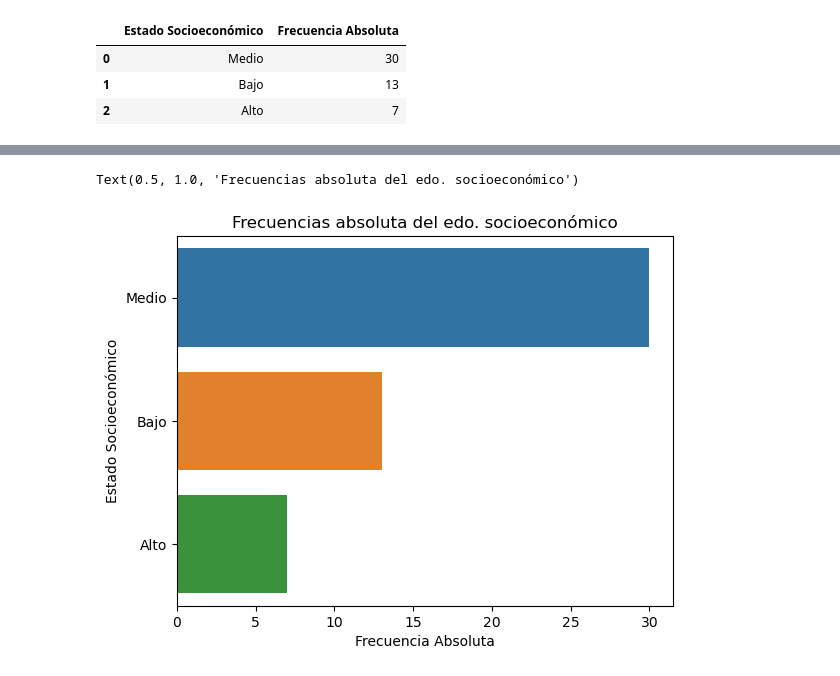
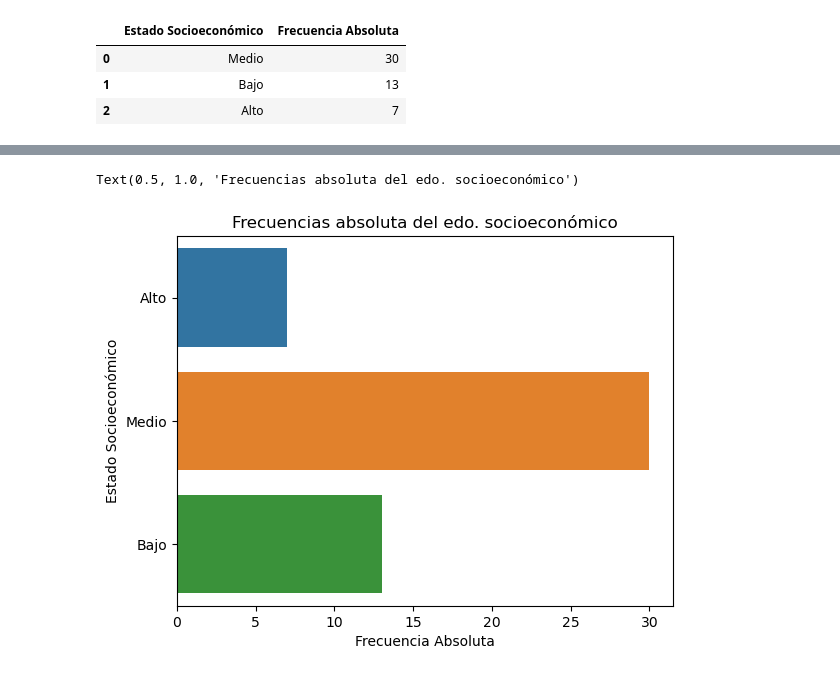
Before and after one commit to fcisnerosr/estadistica_descriptiva, a Jupyter notebook: procesamiento.ipynb, the cells around one changed output, grey strips where cells are left out. Drawn from its saved outputs; the diff is of its cells as text; code cells hidden in the pictures.

Commit message:
orden de variables categoricas en dataframe de frec_edo_soc

```diff
--- a/procesamiento.ipynb
+++ b/procesamiento.ipynb
@@ -88,7 +88,14 @@ display(frec_edo_soc)   # o deja frec_edo_soc como última línea de la celda
 # %%
+# Orden de variables categoricas
+orden = ['Alto', 'Medio', 'Bajo']
+frec_edo_soc['Estado Socioeconómico'] = (
+    pd.Categorical(frec_edo_soc['Estado Socioeconómico'],
+                    categories=orden,
+                    ordered=True)
+)
 sns.barplot(data=frec_edo_soc, x='Frecuencia Absoluta', y='Estado Socioeconómico')
 # plt.pie(data=frec_edo_soc, x='Frecuencia Absoluta')
 plt.title('Frecuencias absoluta del edo. socioeconómico')
 # %% [output]
 Text(0.5, 1.0, 'Frecuencias absoluta del edo. socioeconómico')
-[figure, old version]
+[figure, new version]
```
Also changed, not shown: parts of 1 cell of this notebook.
